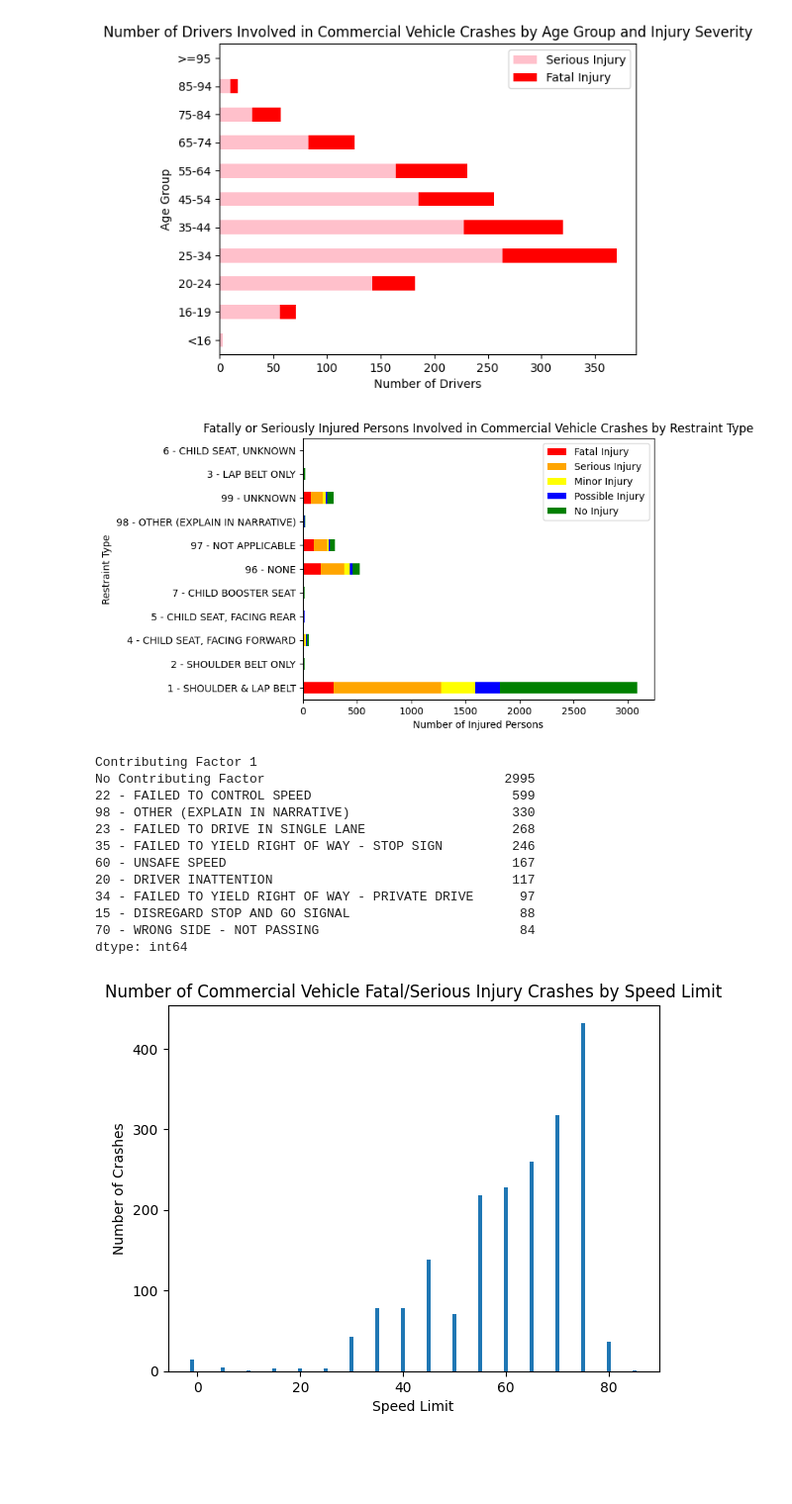
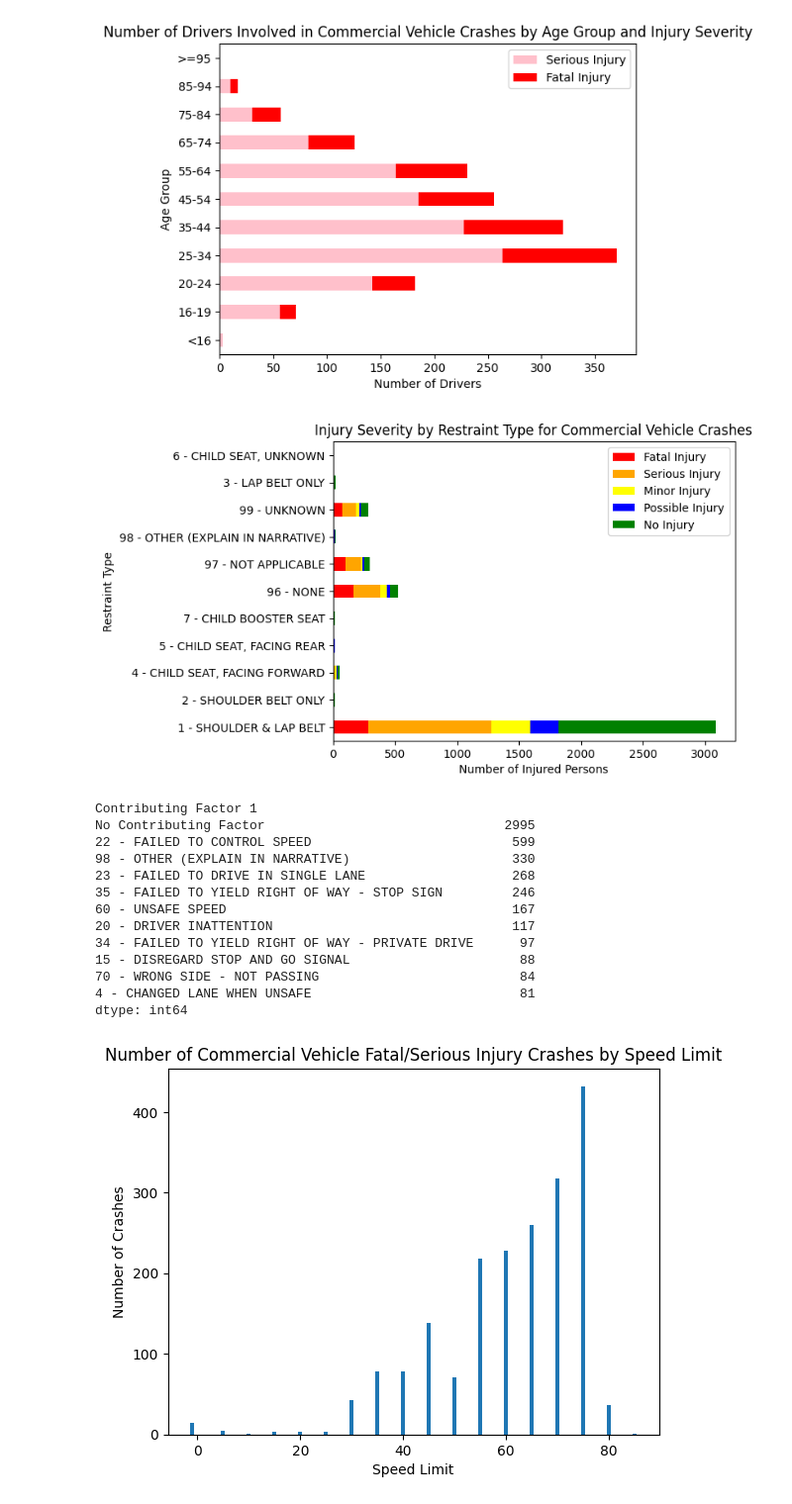
Before and after one commit to drainlm/CrashDash, a Jupyter notebook: backend/crashsqlalchemy.ipynb, the cells around one changed output. Shown at 99% size. Cells and saved outputs as stored; diff of their text form; code cells hidden in the pictures; blank space fills up the shorter version.

```diff
--- a/backend/crashsqlalchemy.ipynb
+++ b/backend/crashsqlalchemy.ipynb
@@ -208,15 +208,15 @@ restraint_combined_counts.columns = ['Fatal Injury', 'Serious Injury', 'Minor In
 # %%
 restraint_combined_counts.plot(kind='barh', stacked=True, color=['red', 'orange', 'yellow', 'blue', 'green'])
 plt.xlabel('Number of Injured Persons')
 plt.ylabel('Restraint Type')
-plt.title('Fatally or Seriously Injured Persons Involved in Commercial Vehicle Crashes by Restraint Type')
+plt.title('Injury Severity by Restraint Type for Commercial Vehicle Crashes')
 plt.show()
 # %% [output]
-[figure, old version]
+[figure, new version]
 # %%
 contributing_factors = pd.read_sql_query("SELECT `Contributing Factor 1` FROM crashes", conn)
 
-top_contributing_factors = contributing_factors.value_counts().head(10)
+top_contributing_factors = contributing_factors.value_counts().head(11)
 
 top_contributing_factors
 # %% [output]
@@ -231,6 +231,7 @@ No Contributing Factor                               2995
 34 - FAILED TO YIELD RIGHT OF WAY - PRIVATE DRIVE      97
 15 - DISREGARD STOP AND GO SIGNAL                      88
 70 - WRONG SIDE - NOT PASSING                          84
+4 - CHANGED LANE WHEN UNSAFE                           81
 dtype: int64
 # %%
 speed_limit_counts = pd.read_sql_query("SELECT `Speed Limit`, COUNT(DISTINCT `Crash ID`) as Crash_Count FROM crashes GROUP BY `Speed Limit`", conn)
```
Also changed, not shown: parts of 1 cell of this notebook.
